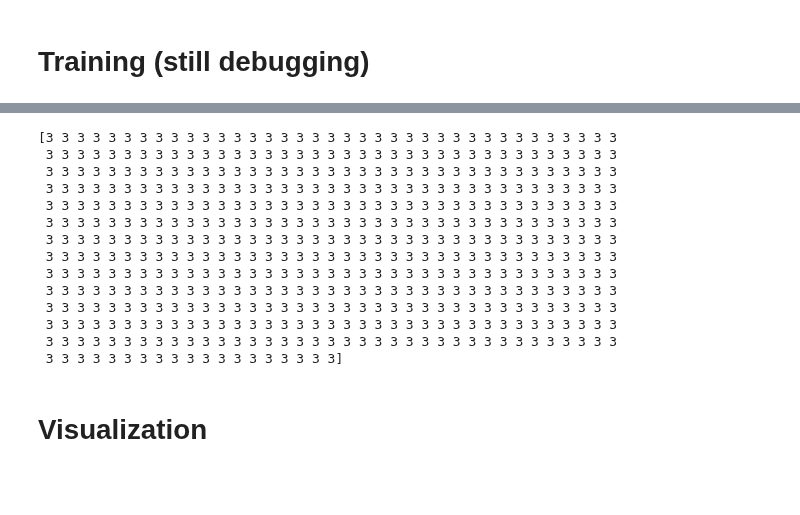
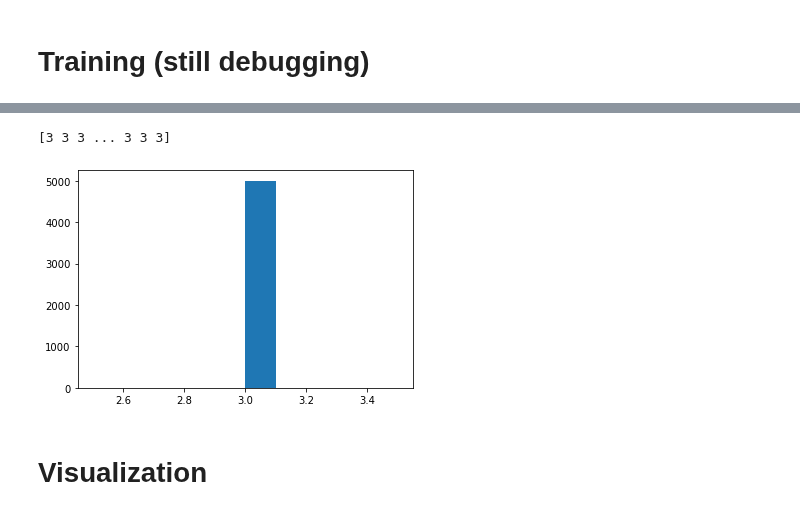
Before and after one commit to akshayro/eprop-reinforcement-learning, a Jupyter notebook: eprop/eprop_neural_decoding_classify.ipynb, the cells around one changed output, grey strips where cells are left out. Drawn from its saved outputs; the diff is of its cells as text; code cells hidden in the pictures; blank space fills up the shorter version.

```diff
--- a/eprop/eprop_neural_decoding_classify.ipynb
+++ b/eprop/eprop_neural_decoding_classify.ipynb
@@ -13,7 +13,7 @@ from quantities import Hz, s, ms
 #%% parameters
 time_step = 1 # 1ms time resolution
 
-lr = 0.002 # learning rate 0.005
+lr = 0.005 # learning rate 0.005
 thr = 0.6 # v threshold
 tau_out = 3 # output decay time constant /// unit: ms
 kappa = np.exp(-time_step/tau_out) # output decay
@@ -169,7 +170,7 @@ print('compile done.')
 print(out_rec[:,cue_on,:].shape)
 
 # Validate
-batch_size = 500
+batch_size = 5000
 pi = out_rec[:,cue_on,:]/np.exp(out_rec[:,cue_on,:]).sum(2).reshape(batch_size,dur_stim,1)
 pi_m = pi.mean(1)
 print(np.argmax(pi_m,axis=1))
@@ -357,22 +345,12 @@ EPOCH BEST 29 VALID) loss: 8.8739, acc: 0.7300, fr: 0.2984 Hz
 # %%
 pi = np.exp(out_rec[:,cue_on,:])/np.exp(out_rec[:,cue_on,:]).sum(2).reshape(batch_size,dur_stim,1)
 pi_m = pi.mean(1)
 print(np.argmax(pi_m,axis=1))
+plt.hist(np.argmax(pi_m,axis=1))
+plt.show()
 # %% [output]
-[3 3 3 3 3 3 3 3 3 3 3 3 3 3 3 3 3 3 3 3 3 3 3 3 3 3 3 3 3 3 3 3 3 3 3 3 3
- 3 3 3 3 3 3 3 3 3 3 3 3 3 3 3 3 3 3 3 3 3 3 3 3 3 3 3 3 3 3 3 3 3 3 3 3 3
- 3 3 3 3 3 3 3 3 3 3 3 3 3 3 3 3 3 3 3 3 3 3 3 3 3 3 3 3 3 3 3 3 3 3 3 3 3
- 3 3 3 3 3 3 3 3 3 3 3 3 3 3 3 3 3 3 3 3 3 3 3 3 3 3 3 3 3 3 3 3 3 3 3 3 3
- 3 3 3 3 3 3 3 3 3 3 3 3 3 3 3 3 3 3 3 3 3 3 3 3 3 3 3 3 3 3 3 3 3 3 3 3 3
- 3 3 3 3 3 3 3 3 3 3 3 3 3 3 3 3 3 3 3 3 3 3 3 3 3 3 3 3 3 3 3 3 3 3 3 3 3
- 3 3 3 3 3 3 3 3 3 3 3 3 3 3 3 3 3 3 3 3 3 3 3 3 3 3 3 3 3 3 3 3 3 3 3 3 3
- 3 3 3 3 3 3 3 3 3 3 3 3 3 3 3 3 3 3 3 3 3 3 3 3 3 3 3 3 3 3 3 3 3 3 3 3 3
- 3 3 3 3 3 3 3 3 3 3 3 3 3 3 3 3 3 3 3 3 3 3 3 3 3 3 3 3 3 3 3 3 3 3 3 3 3
- 3 3 3 3 3 3 3 3 3 3 3 3 3 3 3 3 3 3 3 3 3 3 3 3 3 3 3 3 3 3 3 3 3 3 3 3 3
- 3 3 3 3 3 3 3 3 3 3 3 3 3 3 3 3 3 3 3 3 3 3 3 3 3 3 3 3 3 3 3 3 3 3 3 3 3
- 3 3 3 3 3 3 3 3 3 3 3 3 3 3 3 3 3 3 3 3 3 3 3 3 3 3 3 3 3 3 3 3 3 3 3 3 3
- 3 3 3 3 3 3 3 3 3 3 3 3 3 3 3 3 3 3 3 3 3 3 3 3 3 3 3 3 3 3 3 3 3 3 3 3 3
- 3 3 3 3 3 3 3 3 3 3 3 3 3 3 3 3 3 3 3]
+[3 3 3 ... 3 3 3]
+[figure, added]
 # %% [markdown]
 # Visualization
 # %%
```
Also changed, not shown: parts of 4 cells of this notebook.
